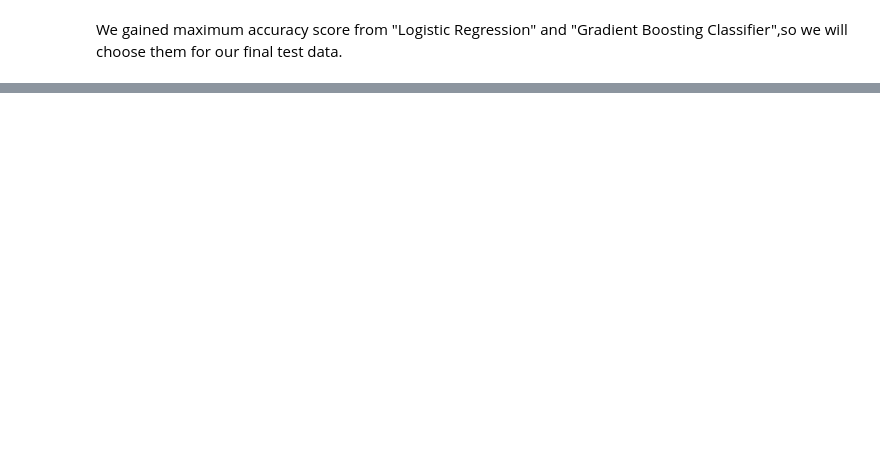
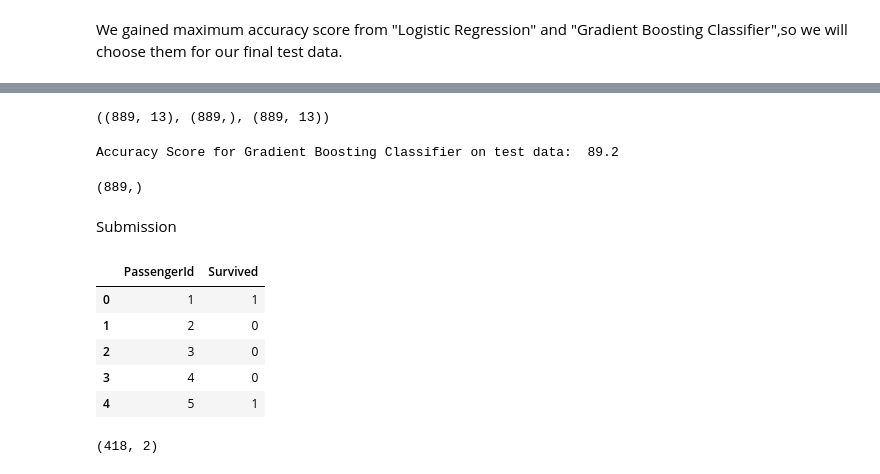
Before and after one commit to cdivy/git_test, a Jupyter notebook: Titanic_Survival_prediction_notebook.ipynb, the cells around one changed output, grey strips where cells are left out. Drawn from its saved outputs; the diff is of its cells as text; code cells hidden in the pictures; blank space fills up the shorter version.

```diff
--- a/Titanic_Survival_prediction_notebook.ipynb
+++ b/Titanic_Survival_prediction_notebook.ipynb
@@ -430,0 +489,4 @@ We gained maximum accuracy score from "Logistic Regression" and "Gradient Boosti
+# %%
+test_df = test_df[[ 'PassengerId','Pclass','Sex', 'Age', 'SibSp', 'Parch','Fare','Embarked','Survived']]
+test_df.head()
+test_df.shape
@@ -430,0 +497,16 @@ We gained maximum accuracy score from "Logistic Regression" and "Gradient Boosti
+# %%
+#Converting categorical data
+cat_colms = [[test_df['Sex']],[test_df['Pclass']],[test_df['Embarked']]]
+def one_hot_encode(cat_colms,prefix):
+  for item in cat_colms:
+    return pd.get_dummies(item,prefix=prefix)
+df_embarked_one_hot = one_hot_encode(cat_colms[2],prefix='embarked')
+df_Pclass_one_hot = one_hot_encode(cat_colms[1],prefix='Pclass')
+df_Sex_one_hot = one_hot_encode(cat_colms[0],prefix='Sex')
+
+test_df_one_hot = pd.concat([test_df,
+                        df_embarked_one_hot,
+                        df_Sex_one_hot,
+                        df_Pclass_one_hot], axis=1)
+
+test_df = test_df_one_hot.drop(columns=['Embarked','Sex','Pclass'])
@@ -430,0 +524,43 @@ We gained maximum accuracy score from "Logistic Regression" and "Gradient Boosti
+# %%
+X_train = test_df.drop("Survived", axis=1)
+y_train = test_df["Survived"]
+X_test  = test_df.drop("PassengerId",axis=1)
+X_train.shape, y_train.shape, X_test.shape
+# %% [output]
+((889, 13), (889,), (889, 13))
+# %%
+gbc.fit(X_train, y_train)
+Y_pred_test = gbc.predict(X_test)
+# %%
+acc = round(gbc.score(X_train, y_train) * 100, 2)
+print("Accuracy Score for Gradient Boosting Classifier on test data: ",acc)
+# %% [output]
+Accuracy Score for Gradient Boosting Classifier on test data:  89.2
+# %%
+#Check for final test result columns
+Y_pred_test.shape
+# %% [output]
+(889,)
+# %% [markdown]
+Submission
+# %%
+# Create a submisison dataframe and append the relevant columns
+submission = pd.DataFrame()
+submission['PassengerId'] = test_df['PassengerId']
+submission['Survived'] = Y_pred_test # our model predictions on the test dataset
+submission.head()
+# %% [output]
+|  | PassengerId | Survived |
+| 0 | 1 | 1 |
+| 1 | 2 | 0 |
+| 2 | 3 | 0 |
+| 3 | 4 | 0 |
+| 4 | 5 | 1 |
+# %%
+N = 471
+submission.drop(index=submission.index[-N:],
+        axis=0,
+        inplace=True)
+submission.shape
+# %% [output]
+(418, 2)
```
Also changed, not shown: parts of 19 cells of this notebook.
